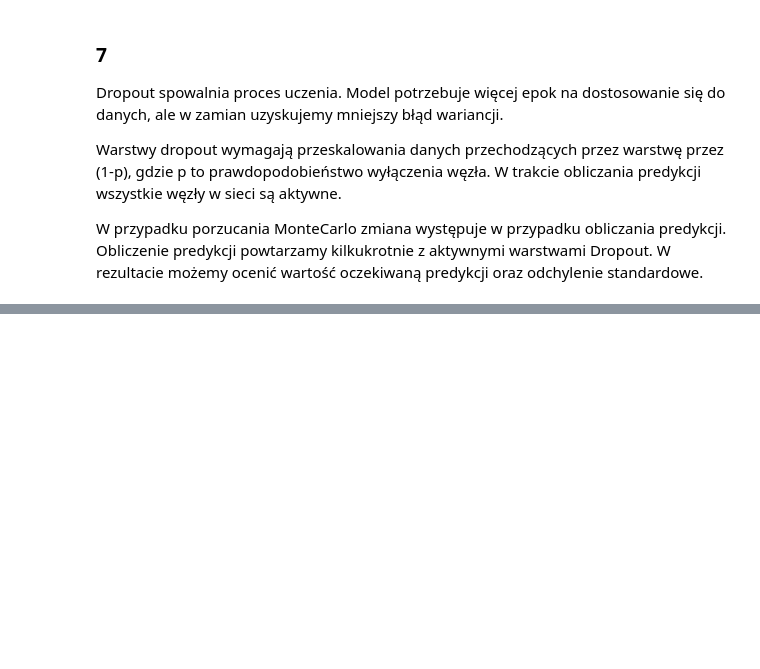
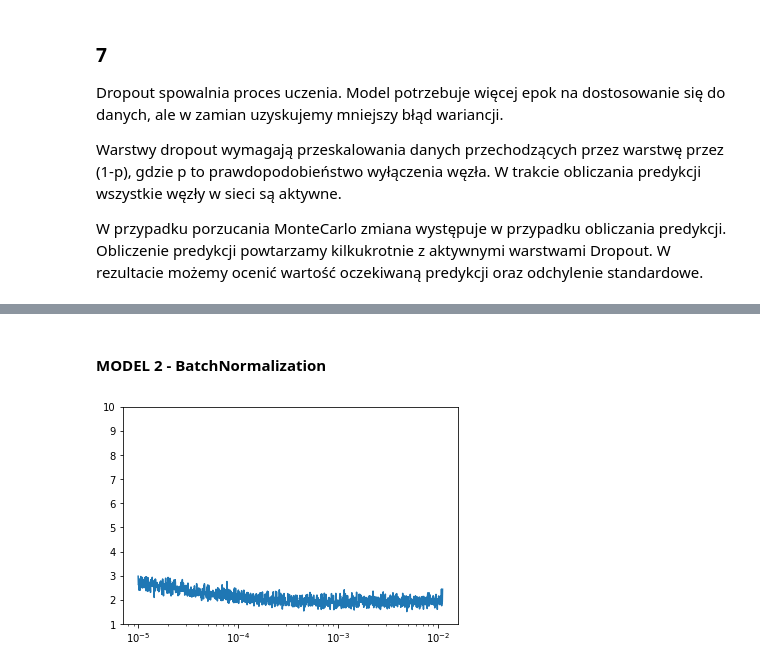
Before and after one commit to WilyLynx/handson-ml2, a Jupyter notebook: my_solutions/Chapter_11.ipynb, the cells around one changed output, grey strips where cells are left out. Cells and saved outputs as stored; diff of their text form; code cells hidden in the pictures; blank space fills up the shorter version.

```diff
--- a/my_solutions/Chapter_11.ipynb
+++ b/my_solutions/Chapter_11.ipynb
@@ -40,0 +172,20 @@ W przypadku porzucania MonteCarlo zmiana występuje w przypadku obliczania predy
+# %% [markdown]
+#### MODEL 2 - BatchNormalization
+# %%
+def get_deep_dense_normalized():
+    input_ = Input(shape=(32, 32, 3), name='input')
+    x = Flatten()(input_)
+    for _ in range(20):
+        x = Dense(100, kernel_initializer='he_normal')(x)
+        x = BatchNormalization()(x)
+        x = elu(x)
+
+    output_ = Dense(10, activation='softmax', kernel_initializer='he_normal')(x)
+
+    return Model(inputs=[input_], outputs=[output_], name='DeepDenseNormalized')
+# %%
+model = get_deep_dense_normalized()
+lrf = LearningRateFinder(1e-5, 1.01, Nadam)
+lrf.test_exp_lr_against_loss(model)
+# %% [output]
+[figure, added]
```
Also changed, not shown: parts of 17 cells of this notebook.
